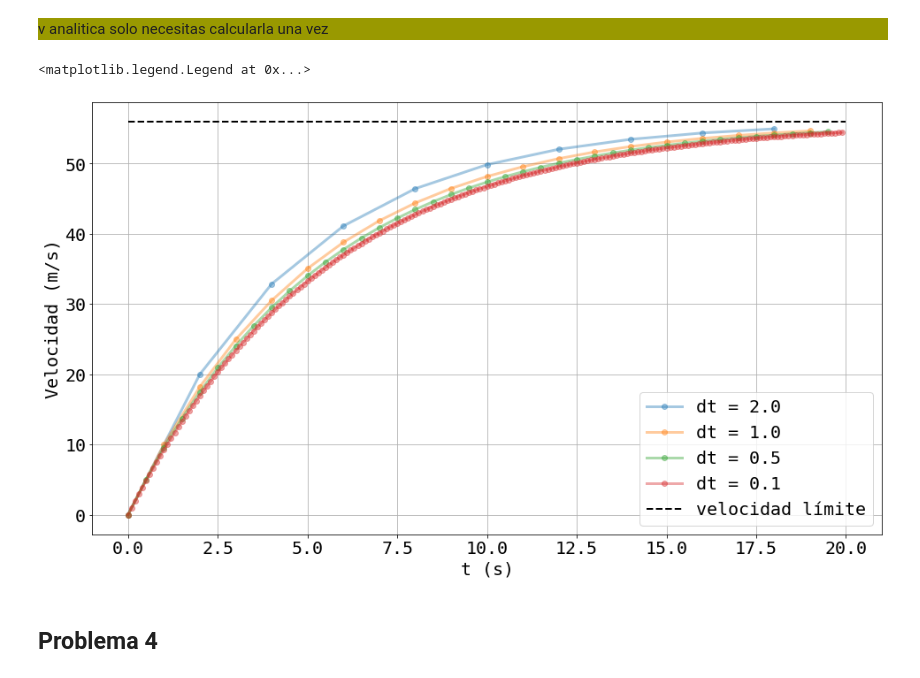
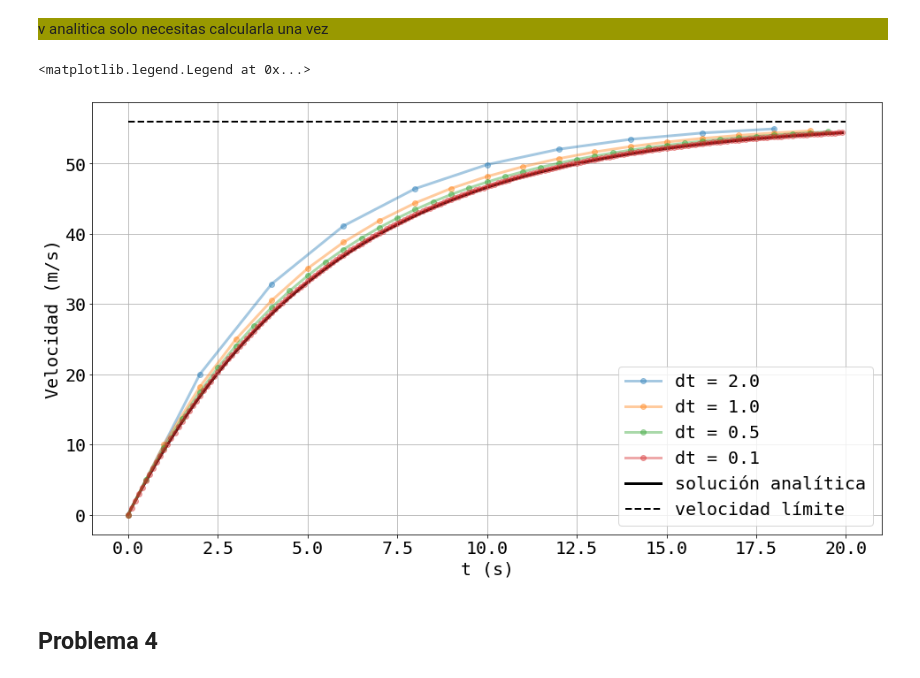
Before and after one commit to abonellitoro/2022_Ingenieria, a Jupyter notebook: Consultas/Augusto/guia0/Guía_0.ipynb, the cells around one changed output. Cells and saved outputs as stored; diff of their text form; code cells hidden in the pictures.

```diff
--- a/Consultas/Augusto/guia0/Guía_0.ipynb
+++ b/Consultas/Augusto/guia0/Guía_0.ipynb
@@ -91,16 +91,16 @@ v_analitica = g*m/gamma*(1-np.exp(-(gamma/m)*t[deltaT[-1]]))
 # %%
 plt.figure(figsize=(16,9))
 plt.xlabel('t (s)')
 plt.ylabel('Velocidad (m/s)')
 plt.hlines(vlim, 0, tf, color='k', linestyles='dashed', label='velocidad límite')
 plt.grid(True)
 for (dt,tdt), vdt in zip( t.items(), v.values()):
     plt.plot(tdt, vdt, 'o-',linewidth= 3, alpha=0.4, label=f'dt = {dt:0.1f}')
+plt.plot(t[deltaT[-1]], v_analitica, 'k', linewidth=3, zorder=-1, label='solución analítica')
 plt.legend()
-#plt.plot(t, v_analitica, 'k', linewidth=3, zorder=-1)
 # %% [output]
 <matplotlib.legend.Legend at 0x...>
-[figure, old version]
+[figure, new version]
 # %% [markdown]
 ## Problema 4
 # %%
```
Also changed, not shown: parts of 6 cells of this notebook.
